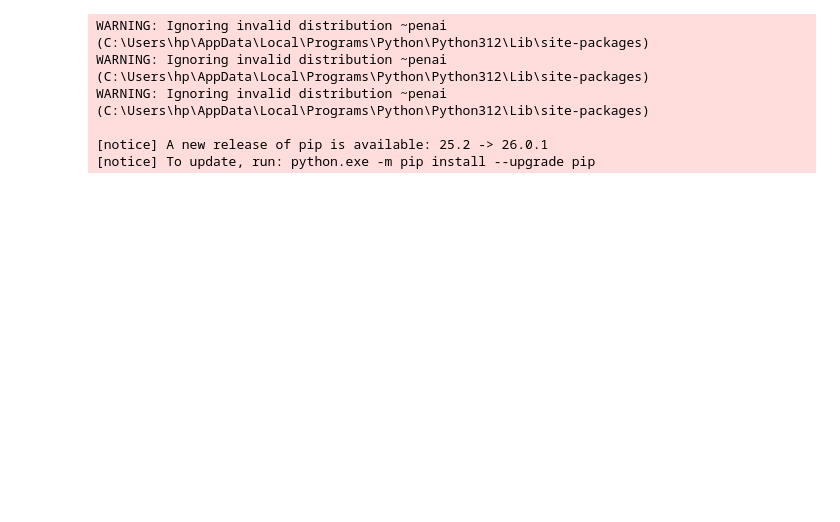
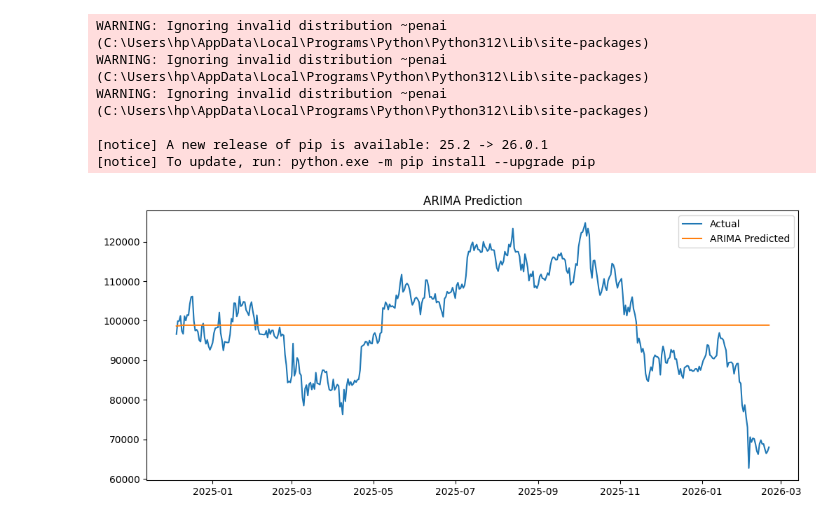
Before and after one commit to karamjass/CryptoCurrency-dashboard, a Jupyter notebook: model.ipynb, the cells around one changed output. Drawn from its saved outputs; the diff is of its cells as text; code cells hidden in the pictures; blank space fills up the shorter version.

```diff
--- a/model.ipynb
+++ b/model.ipynb
@@ -193,3 +193,33 @@ WARNING: Ignoring invalid distribution ~penai (C:\Users\hp\AppData\Local\Program
 
 [notice] A new release of pip is available: 25.2 -> 26.0.1
 [notice] To update, run: python.exe -m pip install --upgrade pip
+# %%
+# ======================
+# ARIMA MODEL
+# ======================
+
+from statsmodels.tsa.arima.model import ARIMA
+import matplotlib.pyplot as plt
+
+# Only Close price use karte hain
+series = btc['Close']
+
+# Train-test split (80-20)
+X_train,X_test,y_train,y_test = train_test_split(X, y, test_size=0.2, random_state=42,shuffle =False)
+
+# ARIMA model
+model_arima = ARIMA(train, order=(5,1,0))
+model_arima_fit = model_arima.fit()
+
+# Prediction
+arima_pred = model_arima_fit.forecast(steps=len(test))
+
+# Plot
+plt.figure(figsize=(12,5))
+plt.plot(test.index, test, label="Actual")
+plt.plot(test.index, arima_pred, label="ARIMA Predicted")
+plt.legend()
+plt.title("ARIMA Prediction")
+plt.show()
+# %% [output]
+[figure, added]
```
Also changed, not shown: parts of 2 cells of this notebook.
